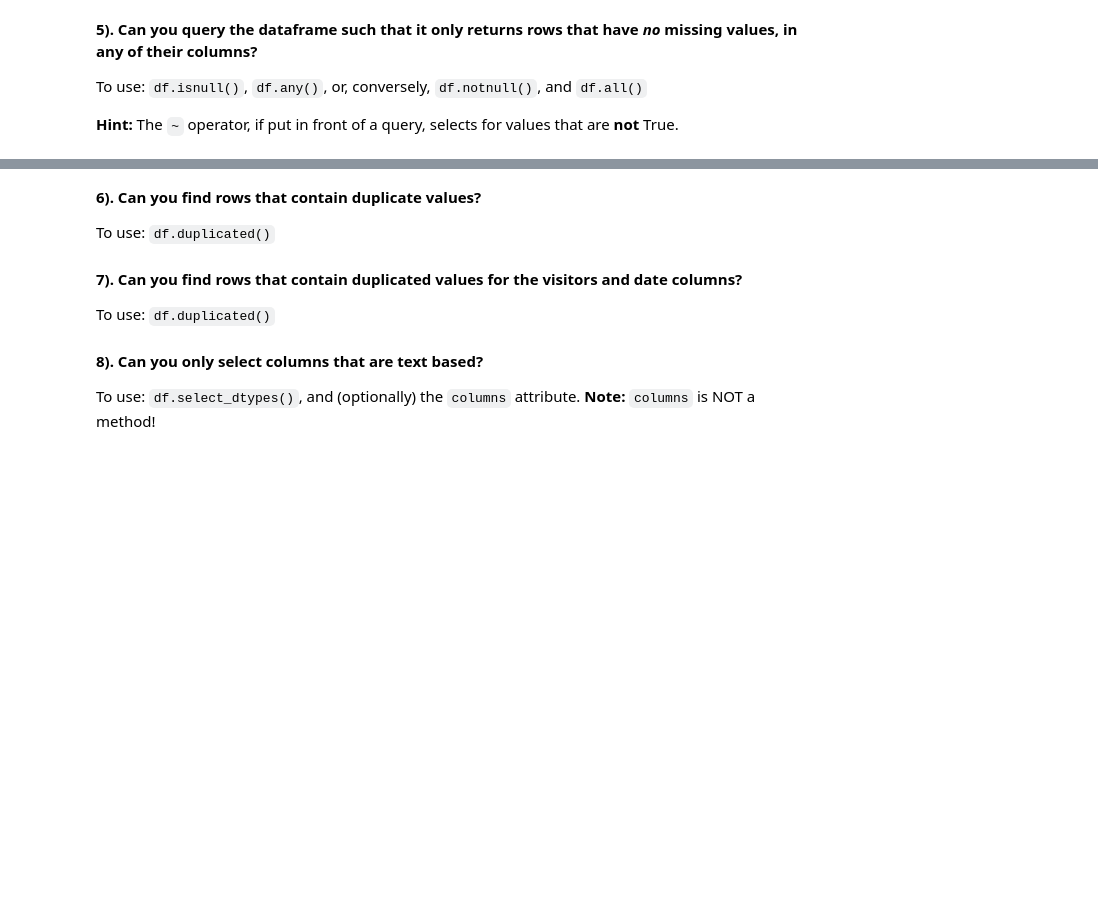
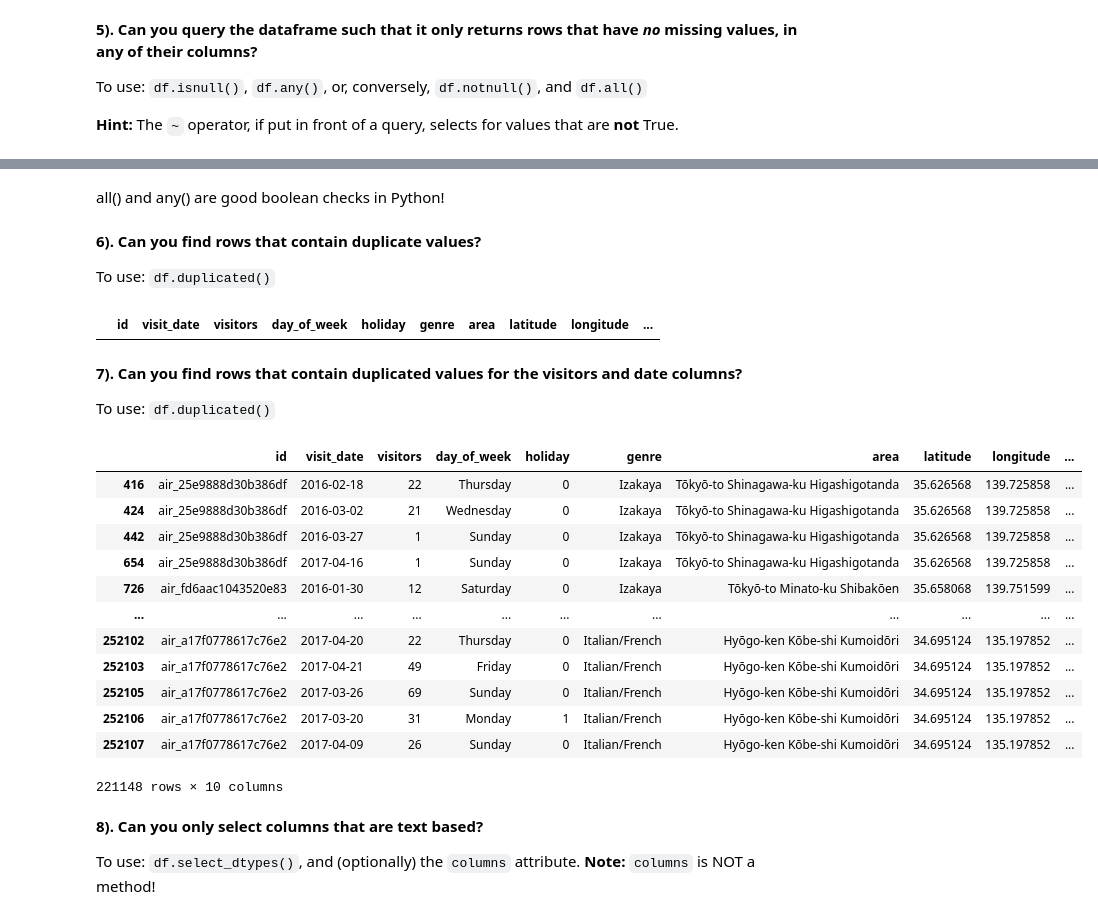
Before and after one commit to ethlala/gazelle-4K, a Jupyter notebook: Class2/Labs/Pandas -- Basic Selecting & Querying-Restaurants.ipynb, the cells around one changed output, grey strips where cells are left out. Cells and saved outputs as stored; diff of their text form; code cells hidden in the pictures; blank space fills up the shorter version.

```diff
--- a/Class2/Labs/Pandas -- Basic Selecting & Querying-Restaurants.ipynb
+++ b/Class2/Labs/Pandas -- Basic Selecting & Querying-Restaurants.ipynb
@@ -178,3 +272,5 @@ To use: `df.isnull()`, `df.any()`, or, conversely, `df.notnull()`, and `df.all()
+# %% [markdown]
+all() and any() are good boolean checks in Python!
 # %% [markdown]
 **6).  Can you find rows that contain duplicate values?**
 
@@ -184,3 +278,8 @@ To use:  `df.duplicated()`
+# %%
+df[df.duplicated()]
+#looks like no duplicate rows
+# %% [output]
+|  | id | visit_date | visitors | day_of_week | holiday | genre | area | latitude | longitude | ... |
 # %% [markdown]
 **7). Can you find rows that contain duplicated values for the visitors and date columns?**
 
@@ -190,3 +287,19 @@ To use: `df.duplicated()`
+# %%
+df[df.duplicated(subset = ['visit_date', 'visitors'])]
+# %% [output]
+|  | id | visit_date | visitors | day_of_week | holiday | genre | area | latitude | longitude | ... |
+| 416 | air_25e9888d30b386df | 2016-02-18 | 22 | Thursday | 0 | Izakaya | Tōkyō-to Shinagawa-ku Higashigotanda | 35.626568 | 139.725858 | ... |
+| 424 | air_25e9888d30b386df | 2016-03-02 | 21 | Wednesday | 0 | Izakaya | Tōkyō-to Shinagawa-ku Higashigotanda | 35.626568 | 139.725858 | ... |
+| 442 | air_25e9888d30b386df | 2016-03-27 | 1 | Sunday | 0 | Izakaya | Tōkyō-to Shinagawa-ku Higashigotanda | 35.626568 | 139.725858 | ... |
+| 654 | air_25e9888d30b386df | 2017-04-16 | 1 | Sunday | 0 | Izakaya | Tōkyō-to Shinagawa-ku Higashigotanda | 35.626568 | 139.725858 | ... |
+| 726 | air_fd6aac1043520e83 | 2016-01-30 | 12 | Saturday | 0 | Izakaya | Tōkyō-to Minato-ku Shibakōen | 35.658068 | 139.751599 | ... |
+| ... | ... | ... | ... | ... | ... | ... | ... | ... | ... | ... |
+| 252102 | air_a17f0778617c76e2 | 2017-04-20 | 22 | Thursday | 0 | Italian/French | Hyōgo-ken Kōbe-shi Kumoidōri | 34.695124 | 135.197852 | ... |
+| 252103 | air_a17f0778617c76e2 | 2017-04-21 | 49 | Friday | 0 | Italian/French | Hyōgo-ken Kōbe-shi Kumoidōri | 34.695124 | 135.197852 | ... |
+| 252105 | air_a17f0778617c76e2 | 2017-03-26 | 69 | Sunday | 0 | Italian/French | Hyōgo-ken Kōbe-shi Kumoidōri | 34.695124 | 135.197852 | ... |
+| 252106 | air_a17f0778617c76e2 | 2017-03-20 | 31 | Monday | 1 | Italian/French | Hyōgo-ken Kōbe-shi Kumoidōri | 34.695124 | 135.197852 | ... |
+| 252107 | air_a17f0778617c76e2 | 2017-04-09 | 26 | Sunday | 0 | Italian/French | Hyōgo-ken Kōbe-shi Kumoidōri | 34.695124 | 135.197852 | ... |
+221148 rows × 10 columns
 # %% [markdown]
 **8).  Can you only select columns that are text based?**
 
```
Also changed, not shown: parts of 30 cells of this notebook, 1 other file.
